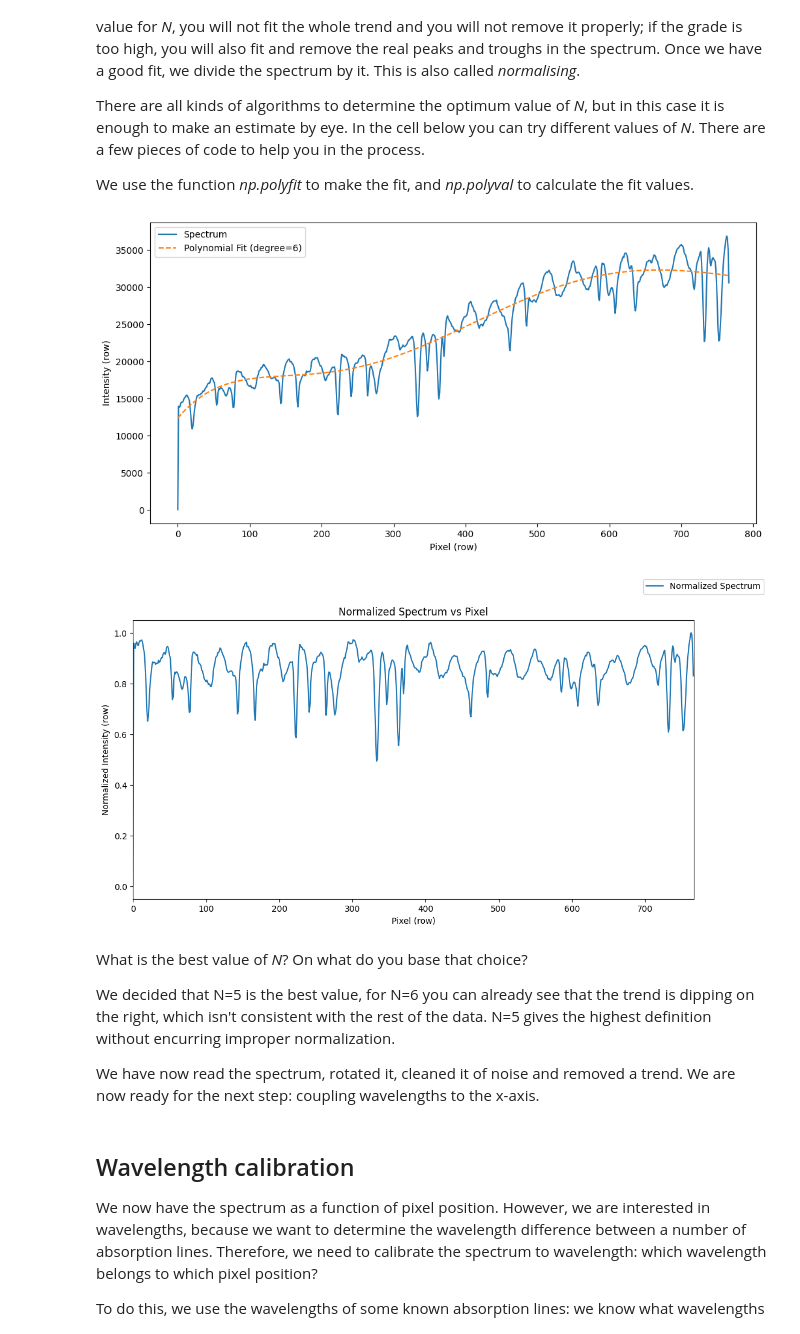
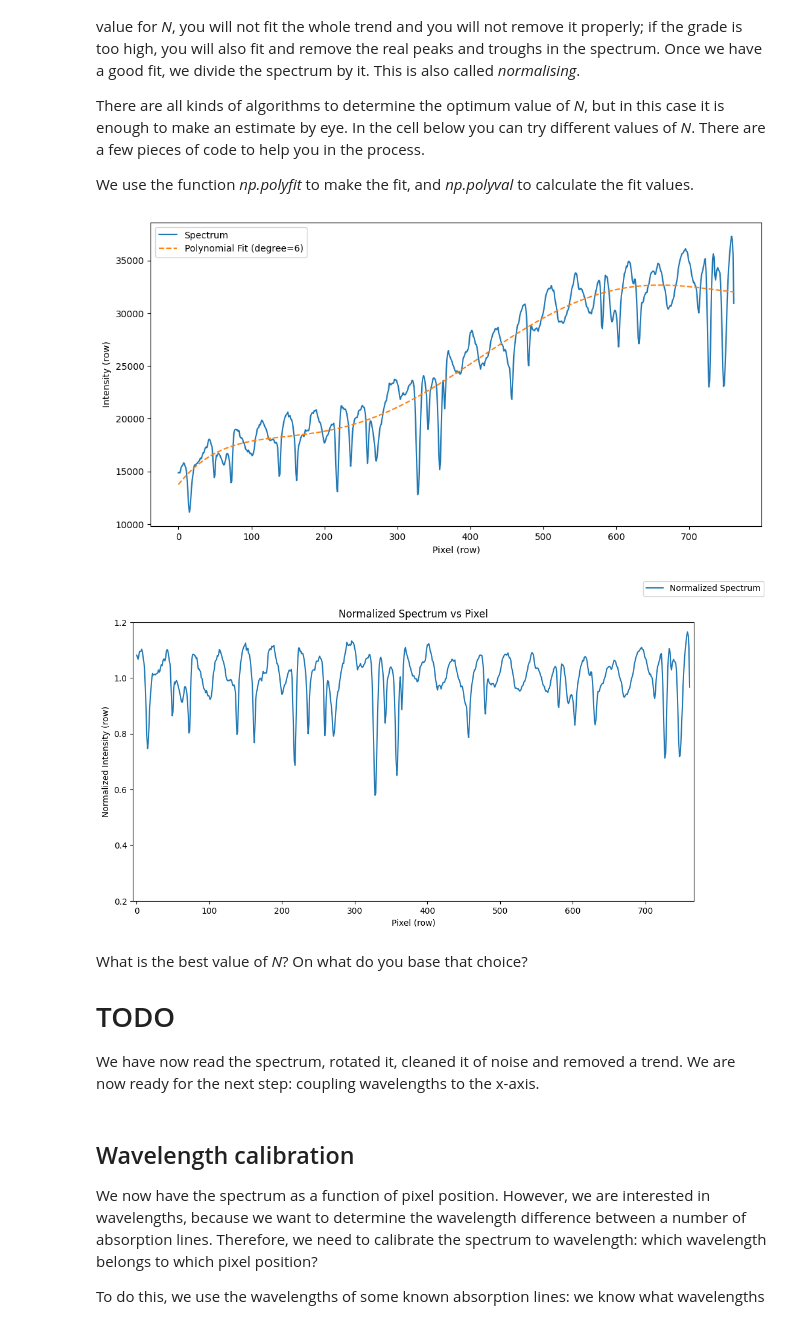
Before and after one commit to TheCaspeer/Universiteit-Leiden, a Jupyter notebook: year1_semester2/Praktische_Sterrenkunde/Opdracht6/TheSun.ipynb, the cells around one changed output. Cells and saved outputs as stored; diff of their text form; code cells hidden in the pictures.

```diff
--- a/year1_semester2/Praktische_Sterrenkunde/Opdracht6/TheSun.ipynb
+++ b/year1_semester2/Praktische_Sterrenkunde/Opdracht6/TheSun.ipynb
@@ -103,13 +103,13 @@ angle = -1.26 # What angle do you use?
 
 data_rot = rotate(data_flipped, angle)
 
-bounds = (300,400)
+bounds = (330,370)
 
 data_zoom = data_rot[bounds[0]:bounds[1]] # rows 300-400 only
 
 plt.figure(figsize=(15,3)) # big figure so that we can see it more clearly
-middle = 350
-thickness = 4
+middle = 349
+thickness = 2
 plt.axhline(middle, color="red") # this is the line we want to be horizontal
 plt.axhline(middle+thickness, color="lime", linestyle="--") # guiding line for the spectrum
 plt.axhline(middle-thickness, color="lime", linestyle="--") # guiding line for the spectrum
@@ -138,7 +138,7 @@ cwd = os.getcwd()
 path = rf"{cwd}/Data/"
 
 
-def get_data(filename, angle=-1.26, bounds=(5, -7, 3, -8)):
+def get_data(filename, angle=-1.26, bounds=(8, -8, 8, -8)):
     # Read raw data
     data = fits.getdata(f"{path}{filename}")
     data = np.array(data).astype("int16")
@@ -195,8 +195,8 @@ Part of the noise comes from the way you add up: if you use the whole column, yo
 
 So we can remove some of the noise in the spectrum by no longer adding all the pixels, but only those with the spectrum. From your previous plots, estimate which rows contain the spectrum, and plot these rows: both in the data and in a line graph (as above).
 # %%
-middle = 350
-thickness = 4
+middle = 349
+thickness = 6
 cropped_data = files[:, middle-thickness:middle+thickness, :]
 cropped_sum = np.sum(cropped_data, axis=1)
 
@@ -249,44 +250,44 @@ There are all kinds of algorithms to determine the optimum value of *N*, but in
 
 We use the function *np.polyfit* to make the fit, and *np.polyval* to calculate the fit values.
 # %%
-# Your code here!
 spectrum = cropped_sum[0] # your spectrum
 N = 6 # What is the best value?
 
 x = np.arange(len(spectrum))  # x-as: pixels
 
 fit = np.polyfit(x, spectrum, deg=N) #  fit a polynomial
 fitted_values = np.polyval(fit, x) #  Fill in the x-values in the polynomial to calculate the fit curve.
 
 fig, ax = plt.subplots(figsize=(12, 6))
 ax.plot(x, spectrum, label="Spectrum")
 ax.plot(x, fitted_values, label=f"Polynomial Fit (degree={N})", linestyle="--")
 ax.set_xlabel("Pixel (row)")
 ax.set_ylabel("Intensity (row)")
 ax.legend()
 
 
 #  make a plot of the spectrum and the true values to compare
 
 #  divide the spectrum by the fitted curve: do you still see a trend?
 normalized_spectrum = spectrum / fitted_values
-normalized_spectrum = normalized_spectrum / np.max(normalized_spectrum) # Normalize to max value of 1 for better visualization
+# normalized_spectrum = normalized_spectrum / np.max(normalized_spectrum) # Normalize to max value of 1 for better visualization
 
 fig2, ax2 = plt.subplots(figsize=(12, 6))
 ax2.plot(x, normalized_spectrum, label="Normalized Spectrum")
 ax2.set_xlabel("Pixel (row)")
 ax2.set_ylabel("Normalized Intensity (row)")
 ax2.set_title("Normalized Spectrum vs Pixel")
-ax2.set_xlim(0, len(spectrum))  # Set x-axis limits
+ax2.set_xlim(-5, len(spectrum)+5)  # Set x-axis limits
+ax2.set_ylim(0.2,1.2)
 fig2.legend()
 plt.show()
 # %% [output]
-[figure, old version]
+[figure, new version]
-[figure, old version]
+[figure, new version]
 # %% [markdown]
 What is the best value of *N*? On what do you base that choice?
 
-We decided that N=5 is the best value, for N=6 you can already see that the trend is dipping on the right, which isn't consistent with the rest of the data. N=5 gives the highest definition without encurring improper normalization.
+# TODO
 
 We have now read the spectrum, rotated it, cleaned it of noise and removed a trend. We are now ready for the next step: coupling wavelengths to the x-axis.
 # %% [markdown]
```
Also changed, not shown: parts of 20 cells of this notebook.
